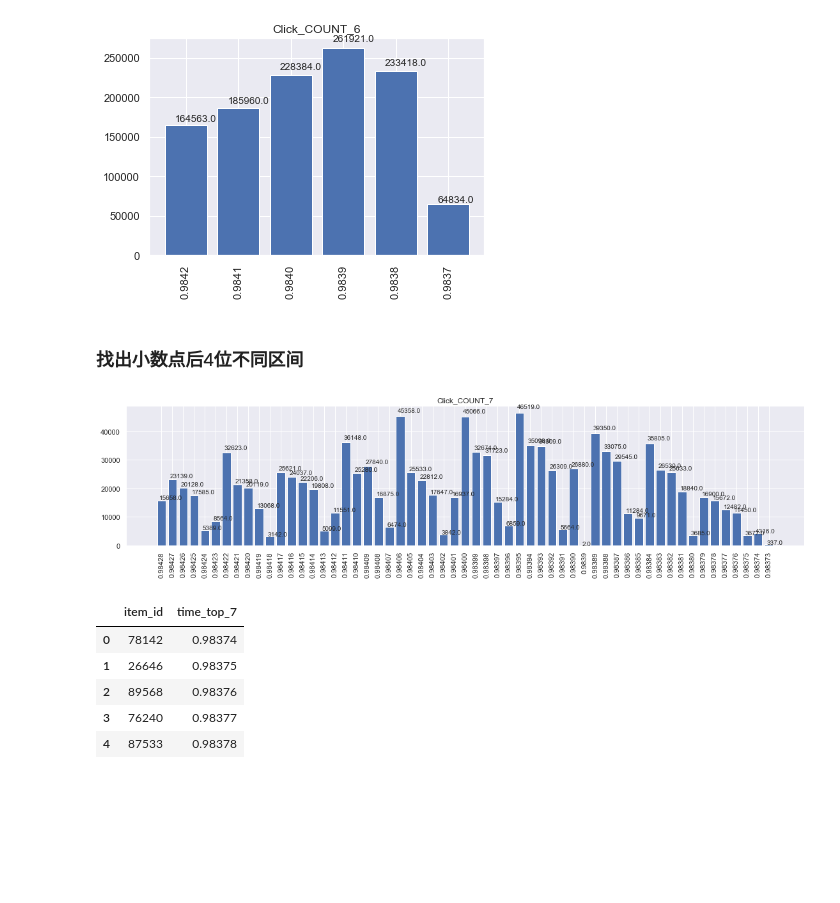
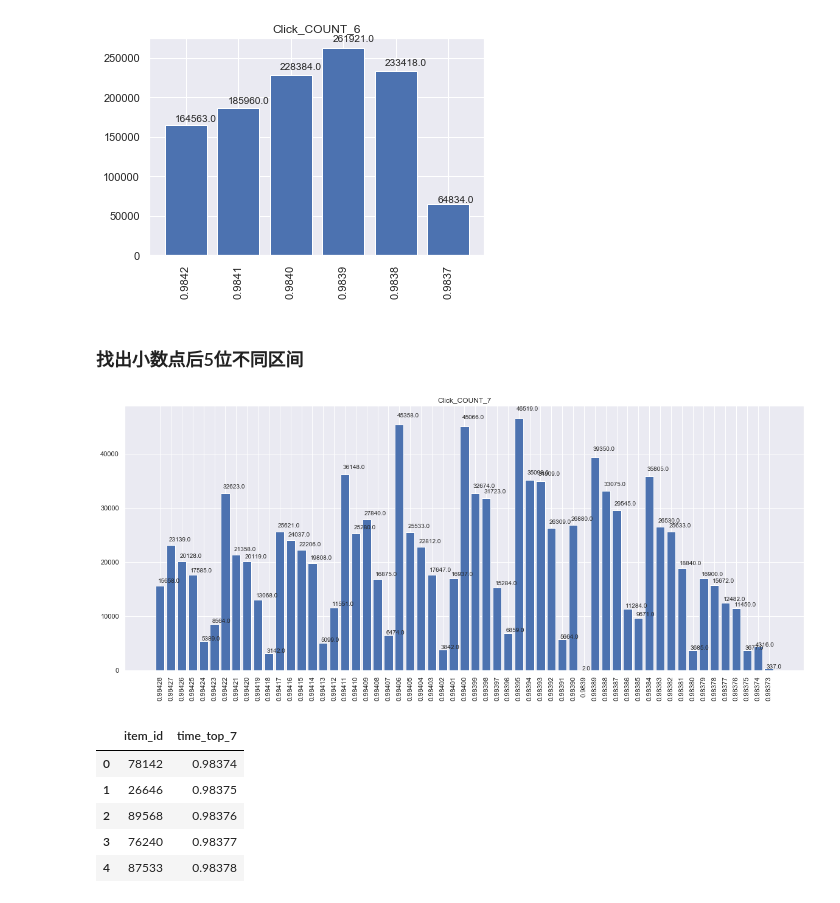
Before and after one commit to bangbangzhou/KDD_2020_Challenges_for_Modern_E-Commerce, a Jupyter notebook: code/data_analysis.ipynb, the cells around one changed output. Drawn from its saved outputs; the diff is of its cells as text; code cells hidden in the pictures; blank space fills up the shorter version.

```diff
--- a/code/data_analysis.ipynb
+++ b/code/data_analysis.ipynb
@@ -413,6 +408,7 @@ def plotcount(train_click_item_count,time_top_n,click_count_n,n):
     autolabel(click_count_fig)
     plt.xticks(rotation = 90)
     plt.title('Click_COUNT_{}'.format(n))
+    plt.rcParams['figure.figsize'] = (30.0, 8.0)
     plt.show()
 # %%
 top6=train_click["time_top_6"].drop_duplicates()
@@ -424,7 +420,7 @@ plotcount(train_click_item_top6_count,"item_6","click_count6",6)
 # %% [output]
 [figure]
 # %% [markdown]
-### 找出小数点后4位不同区间
+### 找出小数点后5位不同区间
 # %%
 def get_item_top_n(n):
     col="time_top_{0}".format(n)
@@ -436,11 +432,11 @@ def get_item_top_n(n):
 # %%
 
 train_click_item_top7_count=get_item_top_n(7)
 plotcount(train_click_item_top7_count,"item_{0}".format(7),"click_count{}".format(7),7)
 
-plt.rcParams['figure.figsize'] = (39.0, 4.0) # 设置figure_size尺寸
+ # 设置figure_size尺寸
 # %% [output]
-[figure, old version]
+[figure, new version]
 # %%
 
 
```
Also changed, not shown: parts of 44 cells of this notebook.
